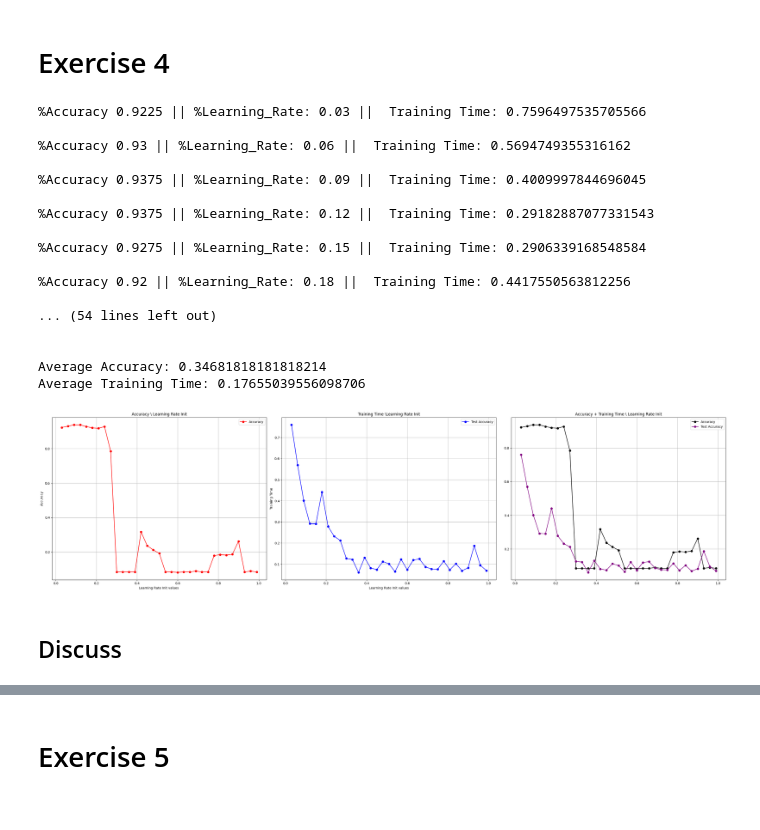
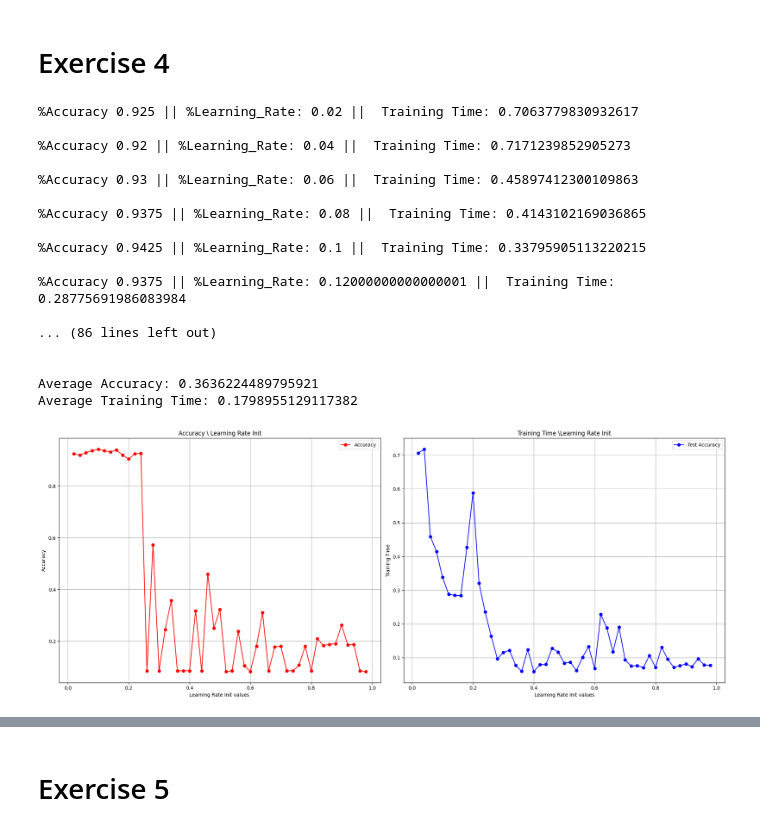
Before and after one commit to Alejandro-GDLF/DMandML, a Jupyter notebook: Pr2/Answer.ipynb, the cells around one changed output, grey strips where cells are left out. Saved outputs shown, nothing was run; the diff lists cells and outputs as text; code cells hidden in the pictures.

```diff
--- a/Pr2/Answer.ipynb
+++ b/Pr2/Answer.ipynb
@@ -646,7 +646,7 @@ from sklearn.metrics import accuracy_score
 # Aqui vamos a declarar todos los parámetros variables para el MLP
 trainSize = 0.8
 testSize = 1. - trainSize
-learningRate = np.arange(.03, 1., .03)
+learningRate = np.arange(.02, 1., .02)
 training_times = []
 test_size_list = []
 accuracy_list = []
@@ -685,57 +685,47 @@ avg_training_time = sum(training_times) / len(training_times)
 print(f'\n\nAverage Accuracy: {avg_accuracy}')
 print(f'Average Training Time: {avg_training_time}')
 # %% [output]
-%Accuracy 0.9225 || %Learning_Rate: 0.03 ||  Training Time: 0.7596497535705566
+%Accuracy 0.925 || %Learning_Rate: 0.02 ||  Training Time: 0.7063779830932617
 
-%Accuracy 0.93 || %Learning_Rate: 0.06 ||  Training Time: 0.5694749355316162
+%Accuracy 0.92 || %Learning_Rate: 0.04 ||  Training Time: 0.7171239852905273
 
-%Accuracy 0.9375 || %Learning_Rate: 0.09 ||  Training Time: 0.4009997844696045
+%Accuracy 0.93 || %Learning_Rate: 0.06 ||  Training Time: 0.45897412300109863
 
-%Accuracy 0.9375 || %Learning_Rate: 0.12 ||  Training Time: 0.29182887077331543
+%Accuracy 0.9375 || %Learning_Rate: 0.08 ||  Training Time: 0.4143102169036865
 
-%Accuracy 0.9275 || %Learning_Rate: 0.15 ||  Training Time: 0.2906339168548584
+%Accuracy 0.9425 || %Learning_Rate: 0.1 ||  Training Time: 0.33795905113220215
 
-%Accuracy 0.92 || %Learning_Rate: 0.18 ||  Training Time: 0.4417550563812256
+%Accuracy 0.9375 || %Learning_Rate: 0.12000000000000001 ||  Training Time: 0.28775691986083984
 
-... (54 lines left out)
+... (86 lines left out)
 
 
-Average Accuracy: 0.34681818181818214
-Average Training Time: 0.17655039556098706
+Average Accuracy: 0.3636224489795921
+Average Training Time: 0.1798955129117382
 # %%
 # Una vez hechos hechos los entrenamientos para poder manejar los resultados y gráficos vamos a hacer los plots en una celda siguiente al entrenamiento
-fig, (ax1, ax2, ax3) = plt.subplots(1, 3, figsize=(30, 8))
+fig, (ax1, ax2) = plt.subplots(1, 2, figsize=(20, 8))
 # Gr'afica para la accuracy
 ax1.plot(learningRate, accuracy_list, marker='o', linestyle='-',c='red', label='Accuracy')
 
 ax1.set_title('Accuracy \ Learning Rate Init')
 ax1.set_xlabel('Learning Rate Init values ')
 ax1.set_ylabel('Accuracy')
 
 ax1.grid(True)
 ax1.legend(loc='upper right')
 
 #  Gr'afica para el trainig time
 ax2.plot(learningRate, training_times, marker='o', linestyle='-',c='blue', label='Test Accuracy')
 
 ax2.set_title('Training Time \Learning Rate Init')
 ax2.set_xlabel('Learning Rate Init values')
 ax2.set_ylabel('Training Time')
 
 ax2.grid(True)
 ax2.legend(loc='upper right')
 
-# Ambas gráficas superpuestas
-ax3.plot(learningRate, accuracy_list, marker='o', linestyle='-',c='black', label='Accuracy')
-ax3.plot(learningRate, training_times, marker='o', linestyle='-',c='purple', label='Test Accuracy')
-ax3.set_title('Accuracy + Training Time \ Learning Rate Init')
-
-ax3.grid(True)
-ax3.legend(loc='upper right')
-
 plt.tight_layout()
 plt.show()
 # %% [output]
-[figure, old version]
+[figure, new version]
-# %% [markdown]
-## Discuss
```
Also changed, not shown: parts of 2 cells of this notebook.
